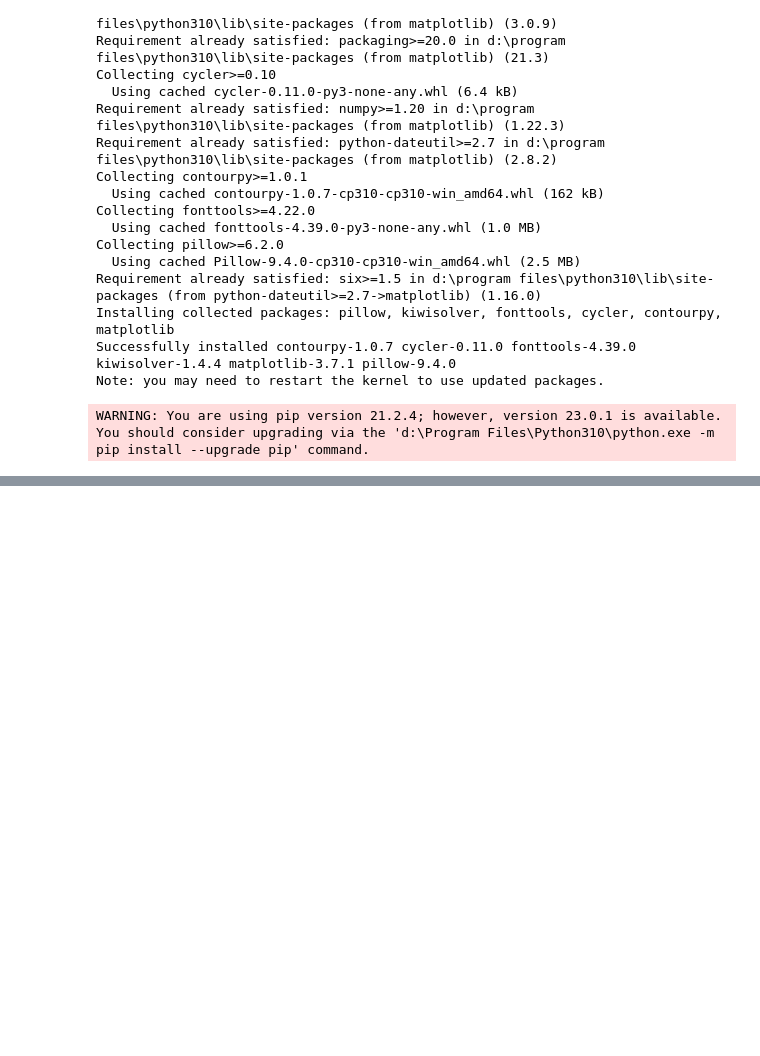
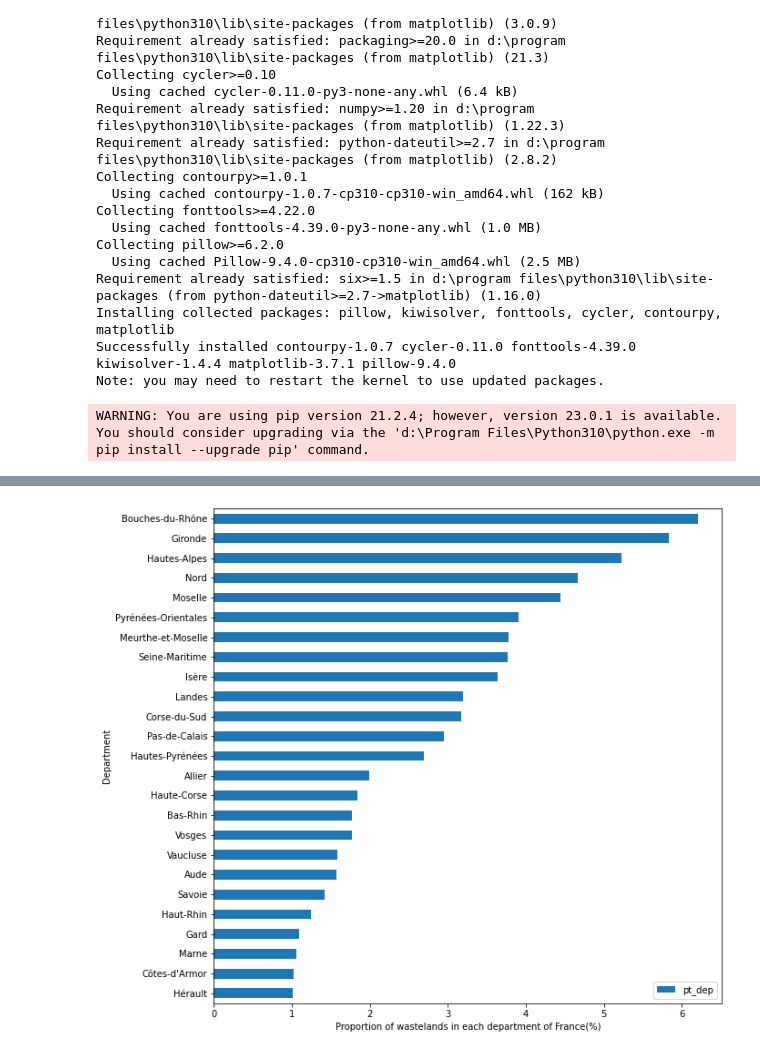
Before and after one commit to lanxuanete/oris_technical_exercise_data_engineer, a Jupyter notebook: technical_exercise.ipynb, the cells around one changed output, grey strips where cells are left out. Cells and saved outputs as stored; diff of their text form; code cells hidden in the pictures; blank space fills up the shorter version.

```diff
--- a/technical_exercise.ipynb
+++ b/technical_exercise.ipynb
@@ -119,0 +157,6 @@ gdf_output.to_csv('cartofriches_clean.csv',index=False,encoding='utf_8_sig')
+# %%
+#top 5 “departments'' with the largest area of wasteland
+#As you can see from the above map, the areas with more waste land are located at the French border, probably because people tend to live inland rather than at the border, and the increase in waste land is caused by people moving.
+wasteland_area_by_dept = cartofriches_mapped.groupby('nom')['area'].sum().reset_index()
+wasteland_area_by_dept = wasteland_area_by_dept.sort_values('area', ascending=False)
+wasteland_area_by_dept.head(5)
@@ -119,0 +170,13 @@ gdf_output.to_csv('cartofriches_clean.csv',index=False,encoding='utf_8_sig')
+# %%
+# Proportion of wastelands in each department of France
+wasteland_area_by_dept['pt_dep']=wasteland_area_by_dept.apply(lambda x: x['area']/total_wasteland_area*100,axis=1)
+wasteland_area_by_dept=wasteland_area_by_dept[wasteland_area_by_dept['pt_dep']>=1]
+
+fig, ax = plt.subplots(figsize=(10, 10))
+wasteland_area_by_dept.plot(kind='barh', x='nom', y='pt_dep', ax=ax)
+ax.invert_yaxis()
+ax.set_xlabel('Proportion of wastelands in each department of France(%)')
+ax.set_ylabel('Department')
+plt.show()
+# %% [output]
+[figure, added]
```
Also changed, not shown: parts of 7 cells of this notebook.
